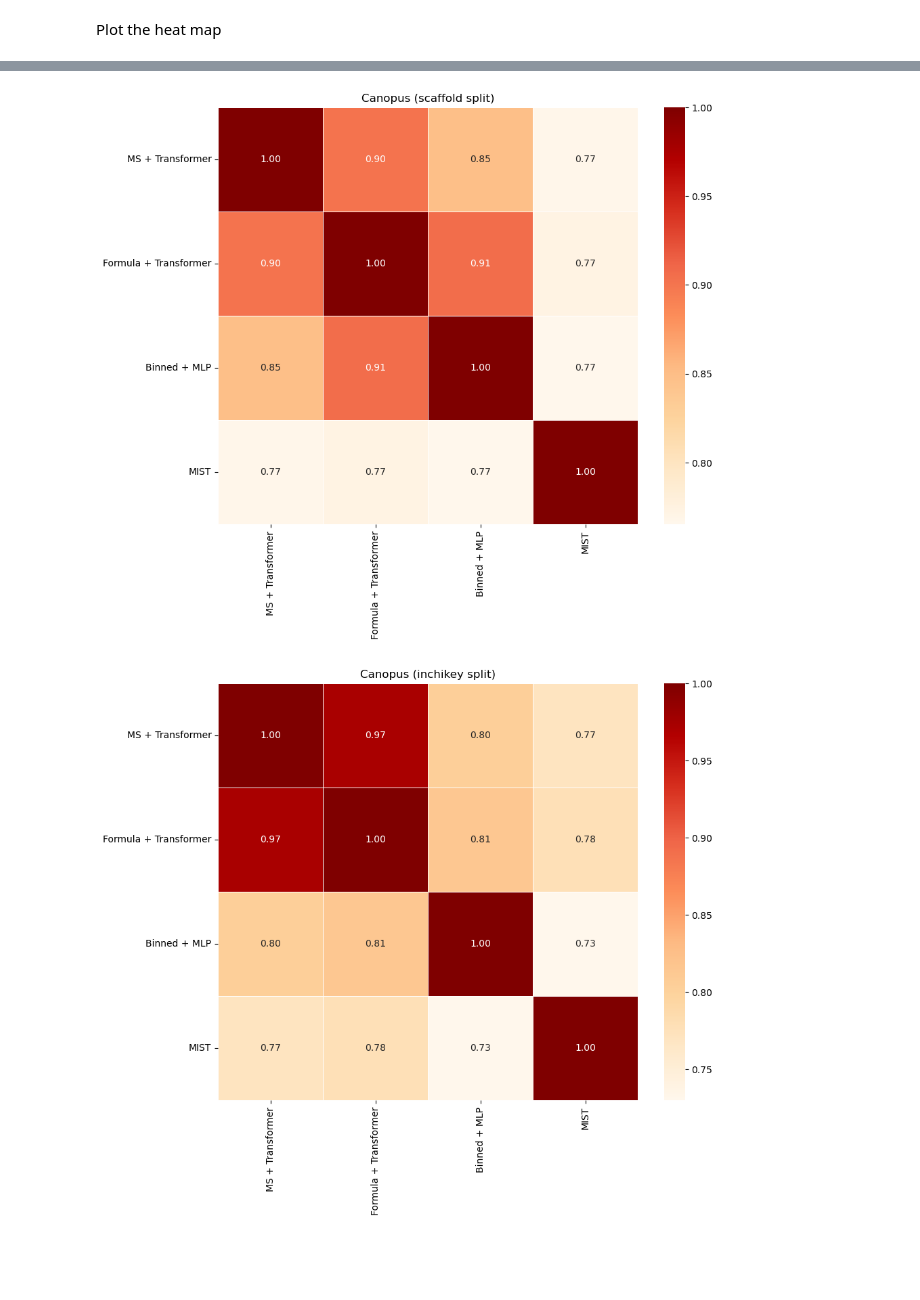
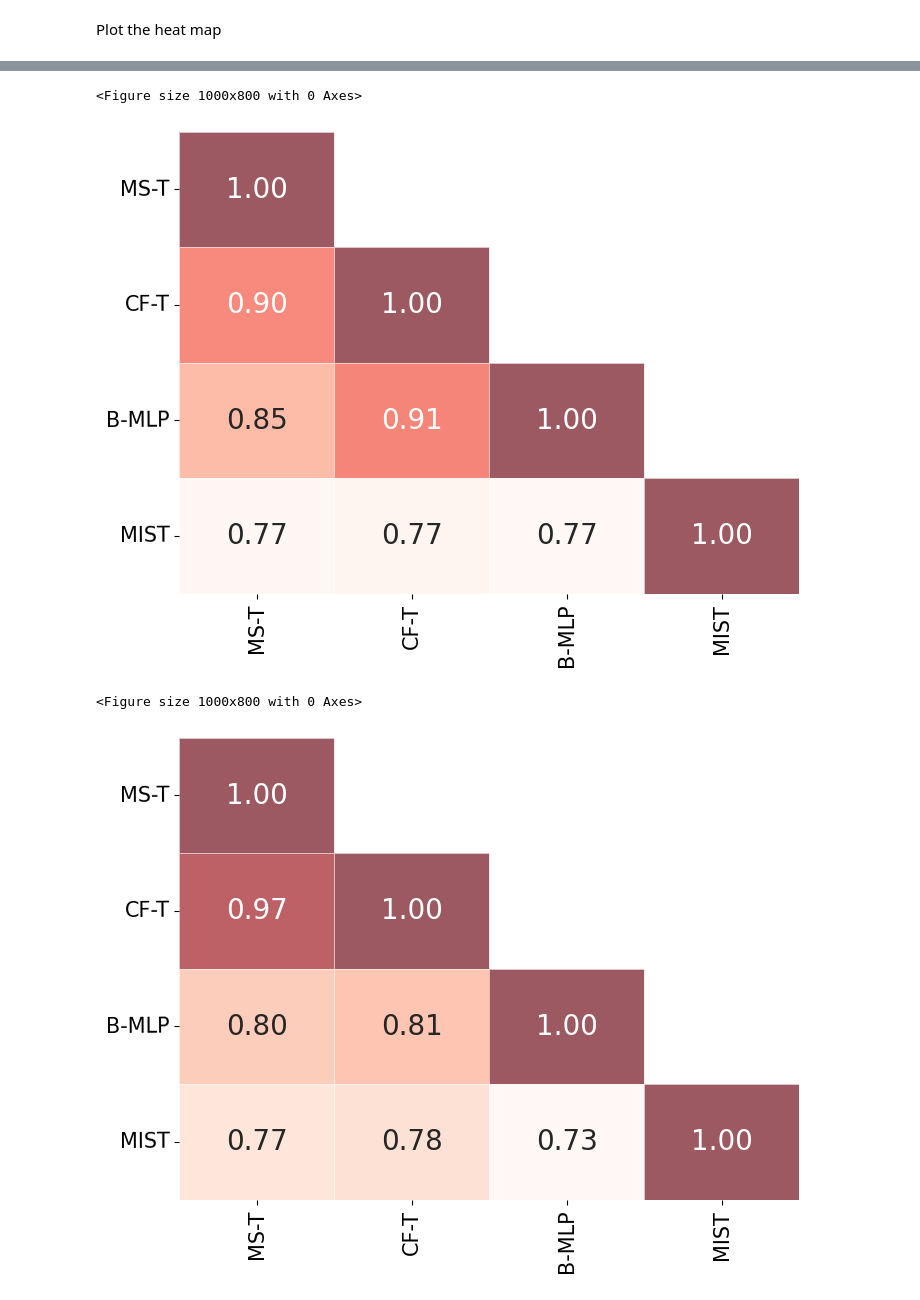
Before and after one commit to serenaklm/ML_MS_analysis, a Jupyter notebook: diagnosis/01_consolidate_performance.ipynb, the cells around one changed output, grey strips where cells are left out. Saved outputs shown, nothing was run; the diff lists cells and outputs as text; code cells hidden in the pictures; blank space fills up the shorter version.

```diff
--- a/diagnosis/01_consolidate_performance.ipynb
+++ b/diagnosis/01_consolidate_performance.ipynb
@@ -129,11 +123,3 @@ results = results.loc[:, ["dataset", "model", "split", "meta", "loss", "jaccard"
 results = results.sort_values(by = 'split', ascending = False)
 results = results.sort_values(by = 'model', ascending = False)
 results = results.sort_values(by = 'dataset', ascending = False)
-
-for dataset in ["C", "MSG", "NIST2023"]:
-
-    for split in ["random", "scaffold_vanilla", "inchikey_vanilla"]:
-
-        subresults = results.loc[results.apply(lambda x : x["dataset"] == dataset and x["split"] == split, axis = 1), :]
-        print(subresults)
-        print()
@@ -231,14 +211,25 @@ for dataset in ["canopus", "massspecgym", "nist2023"]:
                 consolidate_correlation[i][j] = stats
                 consolidate_correlation[j][i] = stats
 
-        heatmap = sns.heatmap(consolidate_correlation, annot=True, fmt=".2f", linewidths=.5, cmap = "OrRd")
+        plt.figure(figsize=(8, 6))
+
+        mask = np.zeros_like(consolidate_correlation, dtype=bool)
+        mask[np.triu_indices_from(mask, k=1)] = True
+
+        heatmap = sns.heatmap(consolidate_correlation, annot=True, fmt=".2f", cmap="Blues", alpha = 0.65,
+                              linewidths=.5,
+                              annot_kws={"size": 20},
+                              cbar_kws={'shrink': 1.0},
+                              mask = mask, cbar = False)
+
         models_ = [model_mapping[m] for m in models]
-        heatmap.set_xticklabels(models_, rotation = 90)
-        heatmap.set_yticklabels(models_, rotation = 0)
+        heatmap.set_xticklabels(models_, rotation = 90, fontsize = 15)
+        heatmap.set_yticklabels(models_, rotation = 0.4, fontsize = 15)
         dataset_ = dataset_mapping[dataset]
         split_ = splits_mapping[split]
 
-        plt.title(f"{dataset_} ({split_})")
+        # plt.title(f"{dataset_} ({split_}) ")
+
         plt.savefig(os.path.join(plots_folder, f"{dataset}_{split}_pearson.jpg"), bbox_inches = "tight")
         plt.show()
 # %% [output]
@@ -258,36 +253,48 @@ for dataset in ["canopus", "massspecgym", "nist2023"]:
 
         current_performance = consolidated_performance.loc[consolidated_performance.iloc[:, 0] == dataset, :]
         current_performance = current_performance.loc[current_performance.iloc[:, 1] == split, :]
 
         consolidate_correlation = [[0 for _ in range(len(models))] for _ in range(len(models))]
         plt.figure(figsize=(10, 8))  # Adjust figure size as needed
 
         for i in range(len(models)):
 
             m1 = models[i]
 
             for j in range(i, len(models)):
 
                 m2 = models[j]
                 if i == j:
                     consolidate_correlation[i][j] = 1.0
                     continue
 
                 stats = current_performance.loc[current_performance.iloc[:, 2] == m1, :]
                 stats = stats.loc[stats.iloc[:, 3] == m2, :].values[0][6]
                 consolidate_correlation[i][j] = stats
                 consolidate_correlation[j][i] = stats
 
-        heatmap = sns.heatmap(consolidate_correlation, annot=True, fmt=".2f", linewidths=.5, cmap = "OrRd")
+        plt.figure(figsize=(8, 6))
+
+        mask = np.zeros_like(consolidate_correlation, dtype=bool)
+        mask[np.triu_indices_from(mask, k=1)] = True
+
+        heatmap = sns.heatmap(consolidate_correlation, annot=True, fmt=".2f", cmap="Reds", alpha = 0.65,
+                              linewidths=.5,
+                              annot_kws={"size": 20},
+                              cbar_kws={'shrink': 1.0},
+                              mask = mask, cbar = False)
+
         models_ = [model_mapping[m] for m in models]
-        heatmap.set_xticklabels(models_, rotation = 90)
-        heatmap.set_yticklabels(models_, rotation = 0)
+        heatmap.set_xticklabels(models_, rotation = 90, fontsize = 15)
+        heatmap.set_yticklabels(models_, rotation = 0.4, fontsize = 15)
         dataset_ = dataset_mapping[dataset]
         split_ = splits_mapping[split]
 
-        plt.title(f"{dataset_} ({split_})")
+        # plt.title(f"Spearman Rank Correlation for {dataset_} ({split_})")
         plt.savefig(os.path.join(plots_folder, f"{dataset}_{split}_spearman.jpg"), bbox_inches = "tight")
         plt.show()
 # %% [output]
+<Figure size 1000x800 with 0 Axes>
-[figure, old version]
+[figure, new version]
+<Figure size 1000x800 with 0 Axes>
-[figure, old version]
+[figure, new version]
```
Also changed, not shown: parts of 8 cells of this notebook, 20 other files.
